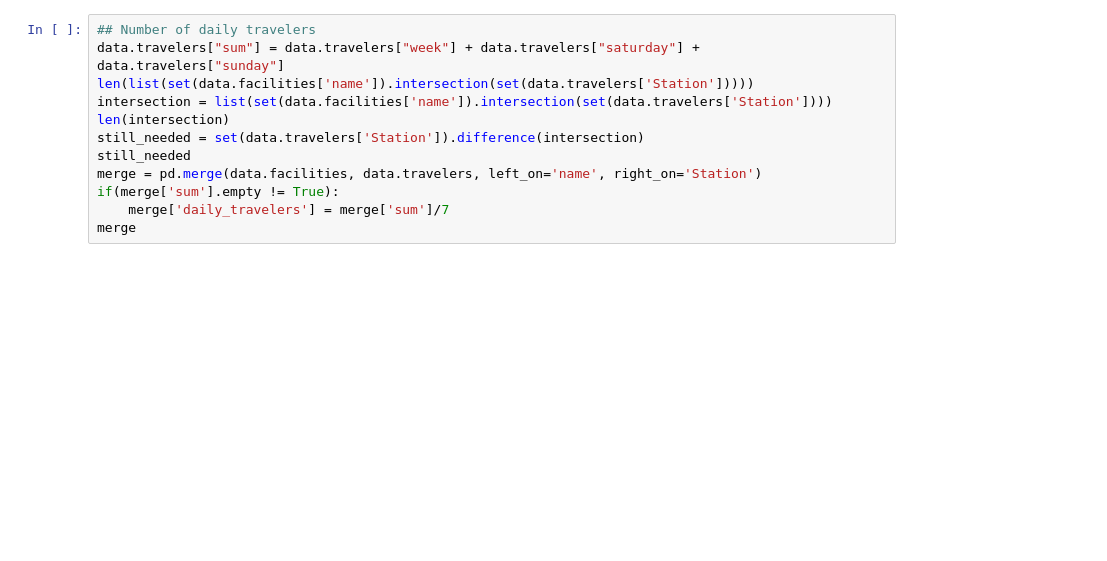
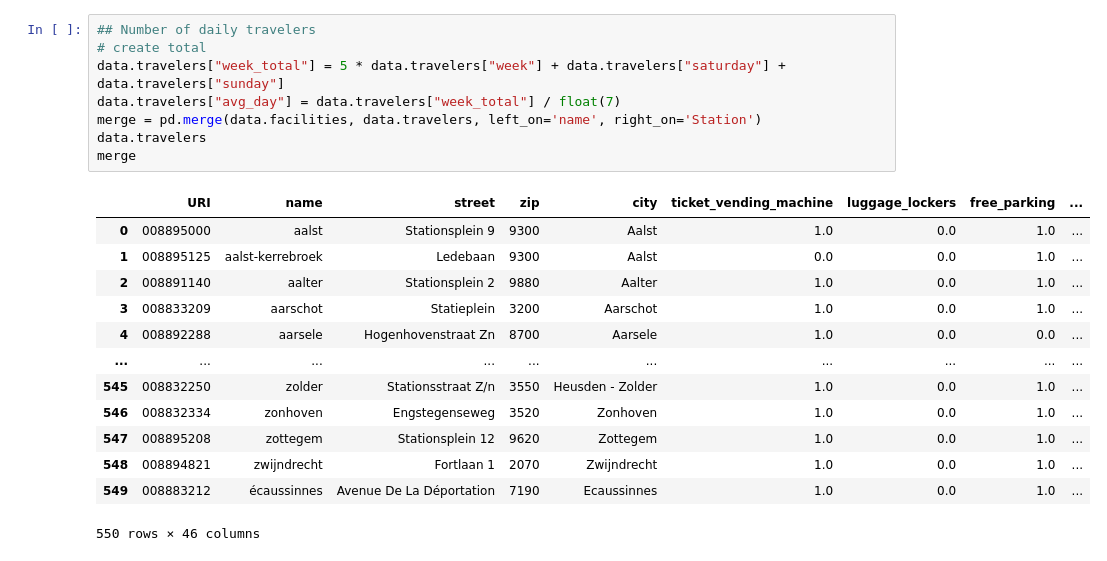
Before and after one commit to Seoyangsam/ACRM, a Jupyter notebook: src/Q17.ipynb, the cells around one changed output. Saved outputs shown, nothing was run; the diff lists cells and outputs as text; blank space fills up the shorter version.

```diff
--- a/src/Q17.ipynb
+++ b/src/Q17.ipynb
@@ -26,13 +39,23 @@ data.facilities['number_facilities']
 # %%
 ## Number of daily travelers
-data.travelers["sum"] = data.travelers["week"] + data.travelers["saturday"] + data.travelers["sunday"]
-len(list(set(data.facilities['name']).intersection(set(data.travelers['Station']))))
-intersection = list(set(data.facilities['name']).intersection(set(data.travelers['Station'])))
-len(intersection)
-still_needed = set(data.travelers['Station']).difference(intersection)
-still_needed
+# create total
+data.travelers["week_total"] = 5 * data.travelers["week"] + data.travelers["saturday"] + data.travelers["sunday"]
+data.travelers["avg_day"] = data.travelers["week_total"] / float(7)
 merge = pd.merge(data.facilities, data.travelers, left_on='name', right_on='Station')
-if(merge['sum'].empty != True):
-    merge['daily_travelers'] = merge['sum']/7
+data.travelers
 merge
+# %% [output]
+|  | URI | name | street | zip | city | ticket_vending_machine | luggage_lockers | free_parking | ... |
+| 0 | 008895000 | aalst | Stationsplein 9 | 9300 | Aalst | 1.0 | 0.0 | 1.0 | ... |
+| 1 | 008895125 | aalst-kerrebroek | Ledebaan | 9300 | Aalst | 0.0 | 0.0 | 1.0 | ... |
+| 2 | 008891140 | aalter | Stationsplein 2 | 9880 | Aalter | 1.0 | 0.0 | 1.0 | ... |
+| 3 | 008833209 | aarschot | Statieplein | 3200 | Aarschot | 1.0 | 0.0 | 1.0 | ... |
+| 4 | 008892288 | aarsele | Hogenhovenstraat Zn | 8700 | Aarsele | 1.0 | 0.0 | 0.0 | ... |
+| ... | ... | ... | ... | ... | ... | ... | ... | ... | ... |
+| 545 | 008832250 | zolder | Stationsstraat Z/n | 3550 | Heusden - Zolder | 1.0 | 0.0 | 1.0 | ... |
+| 546 | 008832334 | zonhoven | Engstegenseweg | 3520 | Zonhoven | 1.0 | 0.0 | 1.0 | ... |
+| 547 | 008895208 | zottegem | Stationsplein 12 | 9620 | Zottegem | 1.0 | 0.0 | 1.0 | ... |
+| 548 | 008894821 | zwijndrecht | Fortlaan 1 | 2070 | Zwijndrecht | 1.0 | 0.0 | 1.0 | ... |
+| 549 | 008883212 | écaussinnes | Avenue De La Déportation | 7190 | Ecaussinnes | 1.0 | 0.0 | 1.0 | ... |
+550 rows × 46 columns
 # %%
```
Also changed, not shown: parts of 8 cells of this notebook.
